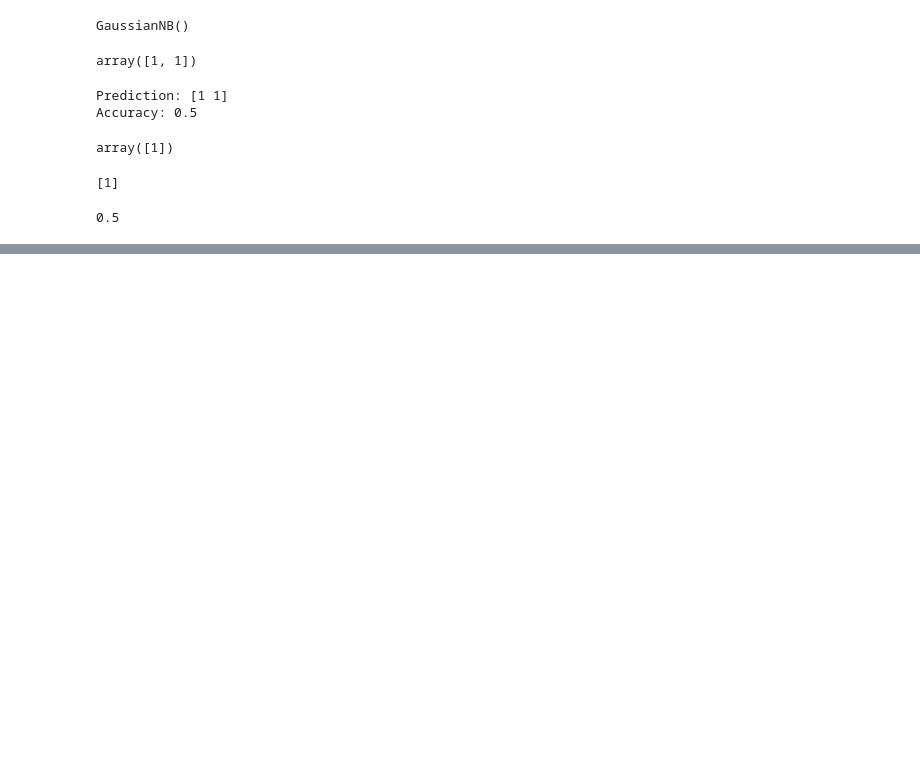
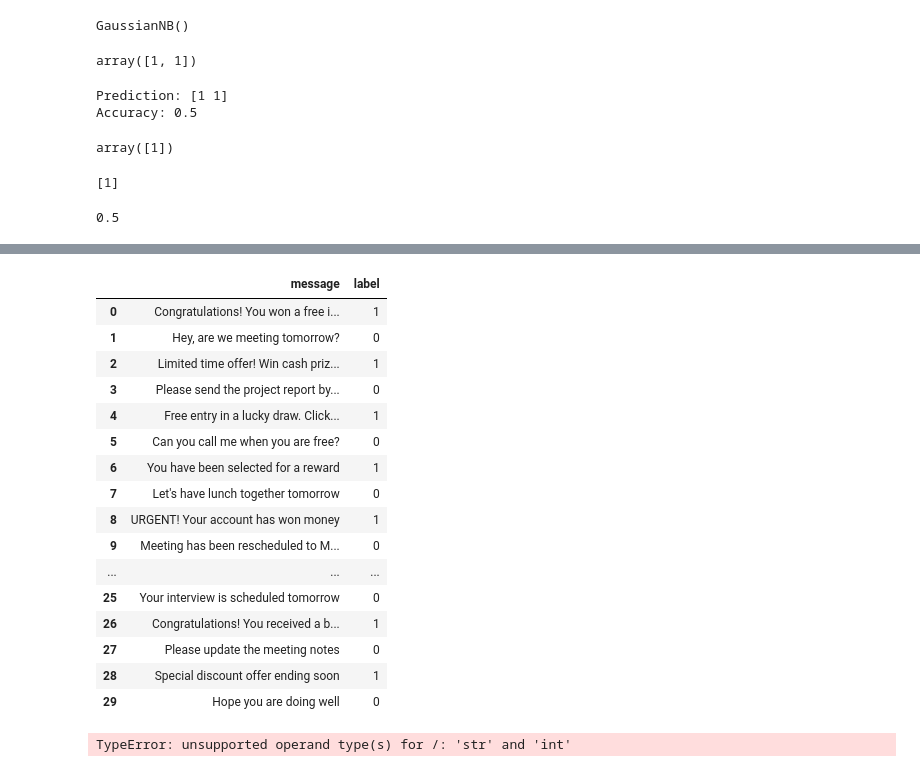
Before and after one commit to Piyushayush21/ML, a Jupyter notebook: naive.ipynb, the cells around one changed output, grey strips where cells are left out. Saved outputs shown, nothing was run; the diff lists cells and outputs as text; code cells hidden in the pictures; blank space fills up the shorter version.

```diff
--- a/naive.ipynb
+++ b/naive.ipynb
@@ -271,0 +309,25 @@ accuracy_score(y_test, y_pred)
+# %%
+le = LabelEncoder()
+# %%
+# df['label'] = df['label'].map({'ham': 0,'spam': 1})
+# df['label'] = df['label'].replace({'ham': 0,'spam': 1})
+df['label'] = le.fit_transform(df['label'])
+df
+# %% [output]
+|  | message | label |
+| 0 | Congratulations! You won a free i... | 1 |
+| 1 | Hey, are we meeting tomorrow? | 0 |
+| 2 | Limited time offer! Win cash priz... | 1 |
+| 3 | Please send the project report by... | 0 |
+| 4 | Free entry in a lucky draw. Click... | 1 |
+| 5 | Can you call me when you are free? | 0 |
+| 6 | You have been selected for a reward | 1 |
+| 7 | Let's have lunch together tomorrow | 0 |
+| 8 | URGENT! Your account has won money | 1 |
+| 9 | Meeting has been rescheduled to M... | 0 |
+| ... | ... | ... |
+| 25 | Your interview is scheduled tomorrow | 0 |
+| 26 | Congratulations! You received a b... | 1 |
+| 27 | Please update the meeting notes | 0 |
+| 28 | Special discount offer ending soon | 1 |
+| 29 | Hope you are doing well | 0 |
@@ -271,0 +345,4 @@ accuracy_score(y_test, y_pred)
+# %%
+model.fit(X_train, y_train)
+# %% [output]
+TypeError: unsupported operand type(s) for /: 'str' and 'int'
```
Also changed, not shown: parts of 8 cells of this notebook, 1 other file.
